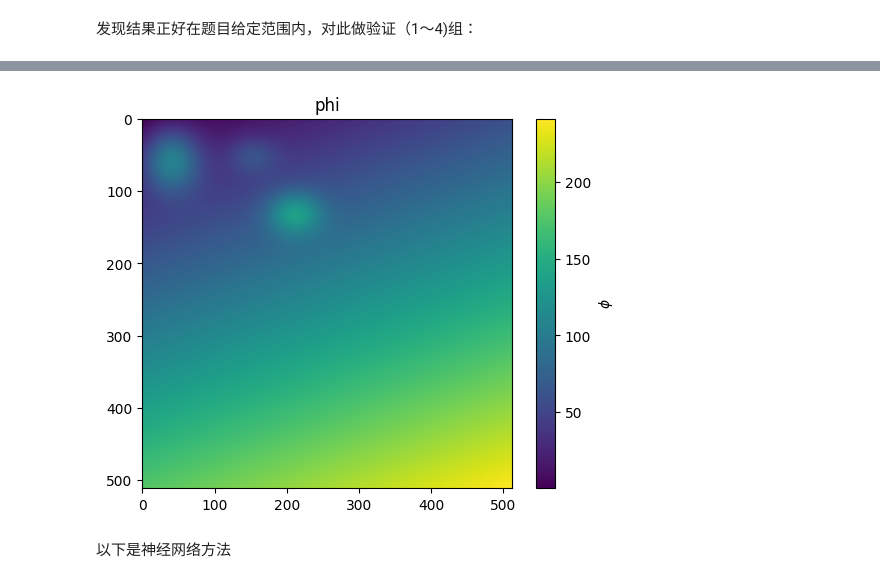
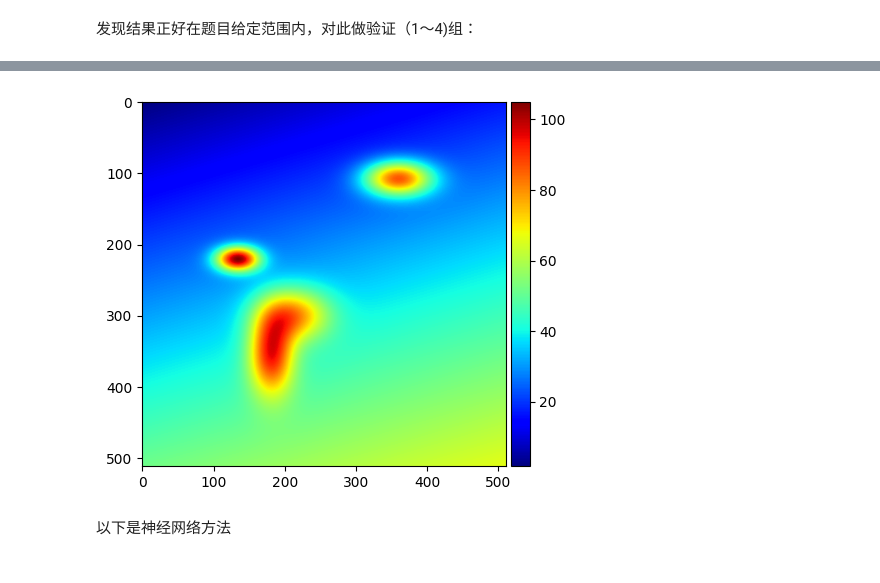
Before and after one commit to BlingCc233/project_A, a Jupyter notebook: nostack.ipynb, the cells around one changed output, grey strips where cells are left out. Cells and saved outputs as stored; diff of their text form; code cells hidden in the pictures.

```diff
--- a/nostack.ipynb
+++ b/nostack.ipynb
@@ -209,7 +216,6 @@ plot(results[0], results[1], results[2], results[3], titles=[f"pic{i}" for i in
 # %%
-import numpy as np
-
 theta = np.array(df_theta[4])
+k4 = np.array(df_k[4])
 
 # 使用numpy的unwrap函数对theta进行处理
 # 默认情况下，unwrap会沿着最后一个轴处理，对于二维矩阵来说，就是沿着每一行处理
@@ -217,25 +223,25 @@ theta = np.array(df_theta[4])
 phix = np.unwrap(theta, axis=1)
 phiy = np.unwrap(theta, axis=0)
 phi = np.unwrap(phix, axis=0)
-print(phi.shape)
 
-results = np.zeros((num_rows, num_cols))
+results = np.zeros((3 ,num_rows, num_cols))
 
-# 遍历每个数据点，计算结果
 for i in range(num_rows):
     for j in range(num_cols):
         k_i = df_k[4].iloc[i, j]
-        results[i, j] = -1 / k_i * phi[i, j]
+        results[0, i, j] = -1 / k_i * phix[i, j]
+        results[1, i, j] = -1 / k_i * phiy[i, j]
+        results[2, i ,j] = -1 / k_i * phi[i,j]
 
-# 绘制色度图
-plt.imshow(results, cmap='viridis')
-plt.colorbar(label='Height (m)')
-plt.title('Estimated Heights')
-plt.show()
-# 如果你想要沿着第一个轴（即列）处理，可以这样做
-# phi = np.unwrap(theta, axis=0)
 
-# phi现在是处理过后的矩阵，应该是连续的
+plot(raw_pic(4), results[0], results[1], results[2], titles=["raw" , "unwrapped x" ,"unwrap y", "both dir"])
 
-# 如果你需要找到对应的n值，可以通过计算原theta和处理后的phi之间的差值除以2π来近似得到
+while np.min(results[2]) < 150:
+    results[2] -= (2 * np.pi / df_k[4])
+
+results[0] = -1 / k4 * unwrap_phase(theta)
+while np.min(results[0]) < 150:
+    results[0] -= (2 * np.pi / df_k[4])
+
+plot(results[2], results[0]  , titles=[ "fixed both dir", "old unwrap"])
 # %% [output]
@@ -256,7 +266,8 @@ def simulate(size, m_1, m_2, C, A, mu_x, mu_y, sigma_x, sigma_y):
   ## mix randomly shaped and placed gaussian blobs
   for i in range(len(sigma_x)):
       a = (xx-mu_x[i])**2/(2*sigma_x[i]**2) + (yy-mu_y[i])**2/(2*sigma_y[i]**2)
-      I += A[i]*np.exp(-a)
+      I += A[i]*np.exp(-a.T)
+      # I += A[i]*np.exp(-a)
   ## add ramp phase with random gradients and shifts
   I = m_1*xx + m_2*yy + C + 0.1*I
   return I
@@ -283,15 +294,15 @@ def create_random_image(size):
   m = np.random.uniform(0, 0.5, [2])
   C = np.random.randint(1, 10)
   A = np.random.randint(50, 1000, array_len)
-  mu_x = np.random.randint(20, 235, array_len)
-  mu_y = np.random.randint(20, 235, array_len)
+  mu_x = np.random.randint(100, 385, array_len)
+  mu_y = np.random.randint(70, 355, array_len)
   sigma_x = np.random.randint(10, 45, array_len)
   sigma_y = np.random.randint(10, 45, array_len)
   I = simulate(size, m[0], m[1], C, A, mu_x, mu_y, sigma_x, sigma_y)
   return I
 # %%
 ## example
-size = (512, 512)
+size = (804, 2001)
 I = create_random_image(size)
 I_wrap = wrap(I)
 plot(I, I_wrap, titles=["$\phi$", "$\psi$"])
@@ -300,13 +311,9 @@ plot(I, I_wrap, titles=["$\phi$", "$\psi$"])
 # %%
 phi = unwrap_phase(I_wrap)
 
-# 绘制色度图
-plt.imshow(phi, cmap='viridis')
-plt.colorbar(label='$\phi$')
-plt.title('phi')
-plt.show()
+plot(phi)
 # %% [output]
-[figure, old version]
+[figure, new version]
 # %% [markdown]
 以下是神经网络方法
 # %%
```
Also changed, not shown: parts of 7 cells of this notebook.
